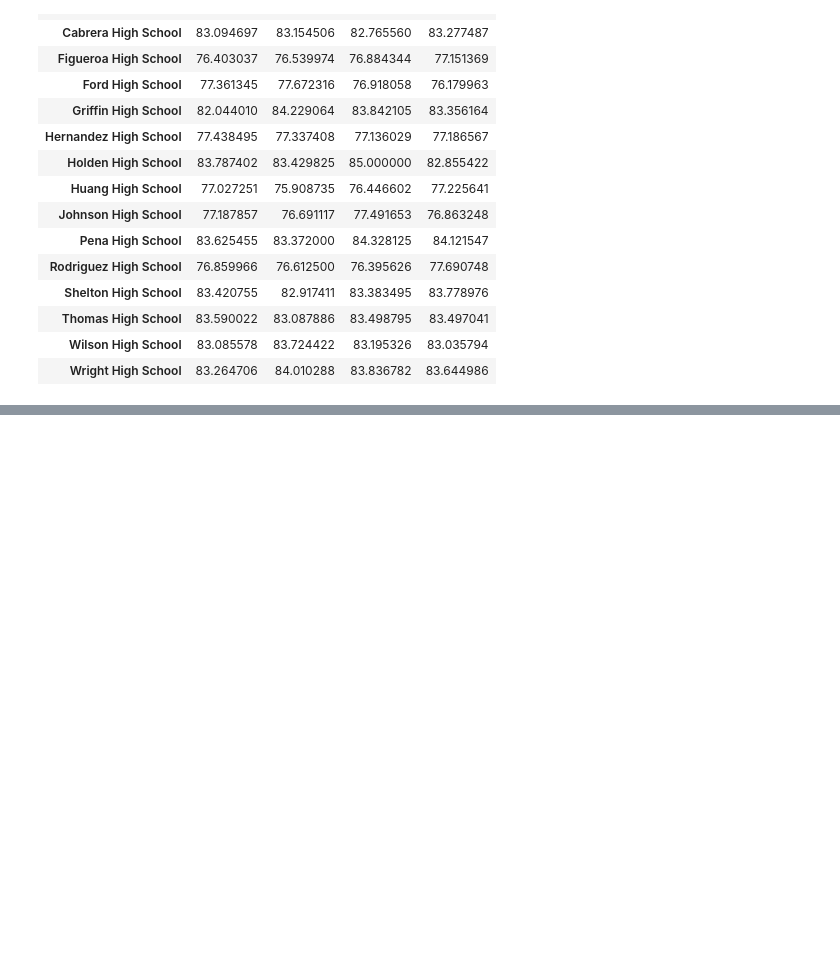
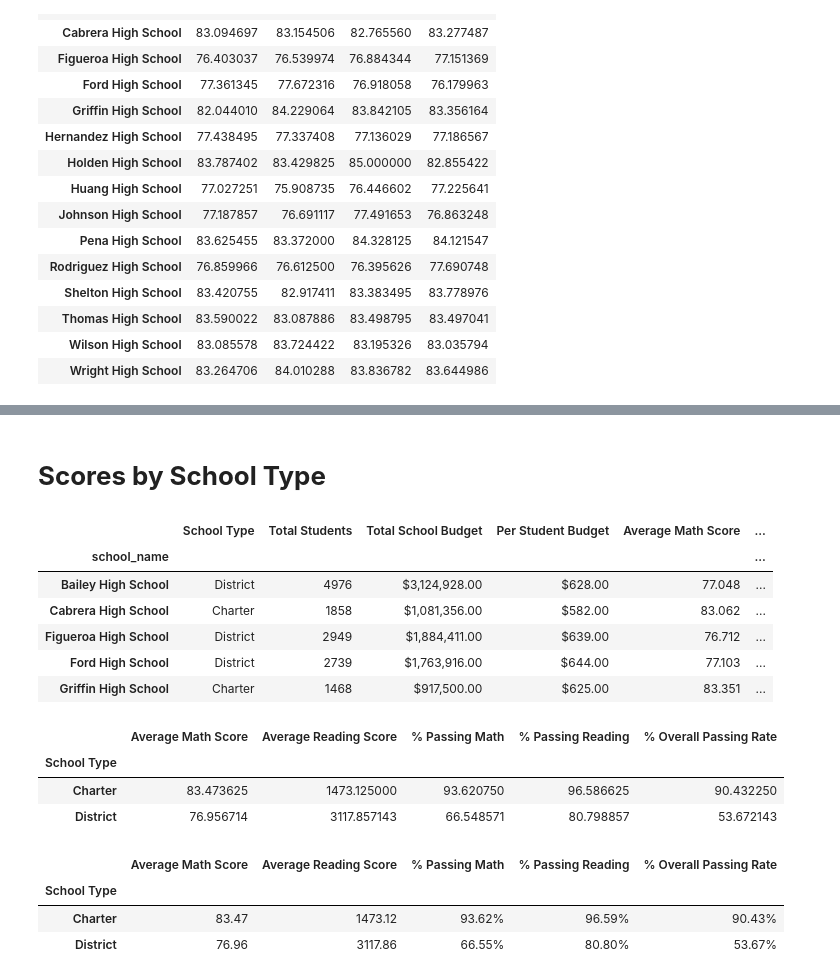
Before and after one commit to FawneeCakes/pandas-challenge, a Jupyter notebook: PyCitySchools_starter.ipynb, the cells around one changed output, grey strips where cells are left out. Cells and saved outputs as stored; diff of their text form; code cells hidden in the pictures; blank space fills up the shorter version.

```diff
--- a/PyCitySchools_starter.ipynb
+++ b/PyCitySchools_starter.ipynb
@@ -585,0 +657,4 @@ school_spending_df
+# %%
+# Establish the bins.
+size_bins = [0, 1000, 2000, 5000]
+labels = ["Small (<1000)", "Medium (1000-2000)", "Large (2000-5000)"]
@@ -585,0 +675,9 @@ school_spending_df
+# %%
+# Categorize the spending based on the bins
+# Use `pd.cut` on the "Total Students" column of the `per_school_summary` DataFrame.
+
+per_school_summary["School Size"] = pd.cut(per_school_summary["Total Students"],
+                                           size_bins,
+                                           labels=labels,
+                                           include_lowest=True)
+per_school_summary
@@ -585,0 +761,12 @@ school_spending_df
+# %% [markdown]
+# **Scores by School Type**
+# %%
+per_school_summary.head()
+# %% [output]
+|  | School Type | Total Students | Total School Budget | Per Student Budget | Average Math Score | ... |
+| school_name |  |  |  |  |  | ... |
+| Bailey High School | District | 4976 | $3,124,928.00 | $628.00 | 77.048 | ... |
+| Cabrera High School | Charter | 1858 | $1,081,356.00 | $582.00 | 83.062 | ... |
+| Figueroa High School | District | 2949 | $1,884,411.00 | $639.00 | 76.712 | ... |
+| Ford High School | District | 2739 | $1,763,916.00 | $644.00 | 77.103 | ... |
+| Griffin High School | Charter | 1468 | $917,500.00 | $625.00 | 83.351 | ... |
@@ -585,0 +788,34 @@ school_spending_df
+# %%
+# Assemble the new data by type into a DataFrame called `type_summary`
+type_summary = pd.DataFrame(
+    {"Average Math Score": average_math_score_by_type,
+    "Average Reading Score": average_reading_score_by_type,
+    "% Passing Math": average_percent_passing_math_by_type,
+    "% Passing Reading": average_percent_passing_reading_by_type,
+    "% Overall Passing Rate": average_percent_overall_passing_by_type
+    }
+)
+
+# Display results
+type_summary
+# %% [output]
+|  | Average Math Score | Average Reading Score | % Passing Math | % Passing Reading | % Overall Passing Rate |
+| School Type |  |  |  |  |  |
+| Charter | 83.473625 | 1473.125000 | 93.620750 | 96.586625 | 90.432250 |
+| District | 76.956714 | 3117.857143 | 66.548571 | 80.798857 | 53.672143 |
+# %%
+type_summary_visual = type_summary.copy()
+
+# Formatting of the columns
+type_summary_visual["Average Math Score"] = type_summary_visual["Average Math Score"].map("{:.2f}".format)
+type_summary_visual["Average Reading Score"] = type_summary_visual["Average Reading Score"].map("{:.2f}".format)
+type_summary_visual["% Passing Math"] = type_summary_visual["% Passing Math"].map("{:.2f}%".format)
+type_summary_visual["% Passing Reading"] = type_summary_visual["% Passing Reading"].map("{:.2f}%".format)
+type_summary_visual["% Overall Passing Rate"] = type_summary_visual["% Overall Passing Rate"].map("{:.2f}%".format)
+
+type_summary_visual
+# %% [output]
+|  | Average Math Score | Average Reading Score | % Passing Math | % Passing Reading | % Overall Passing Rate |
+| School Type |  |  |  |  |  |
+| Charter | 83.47 | 1473.12 | 93.62% | 96.59% | 90.43% |
+| District | 76.96 | 3117.86 | 66.55% | 80.80% | 53.67% |
```
Also changed, not shown: parts of 24 cells of this notebook.
